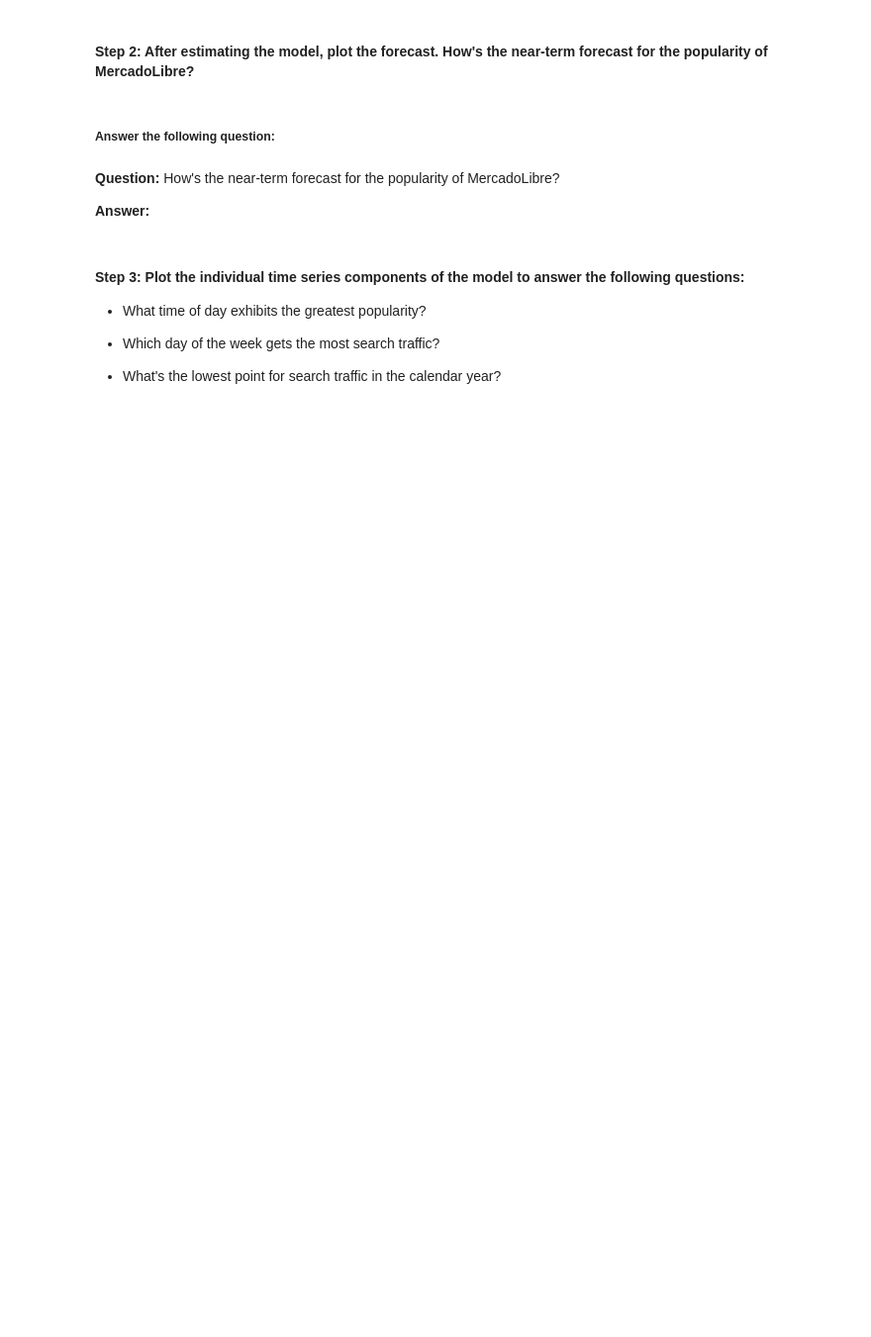
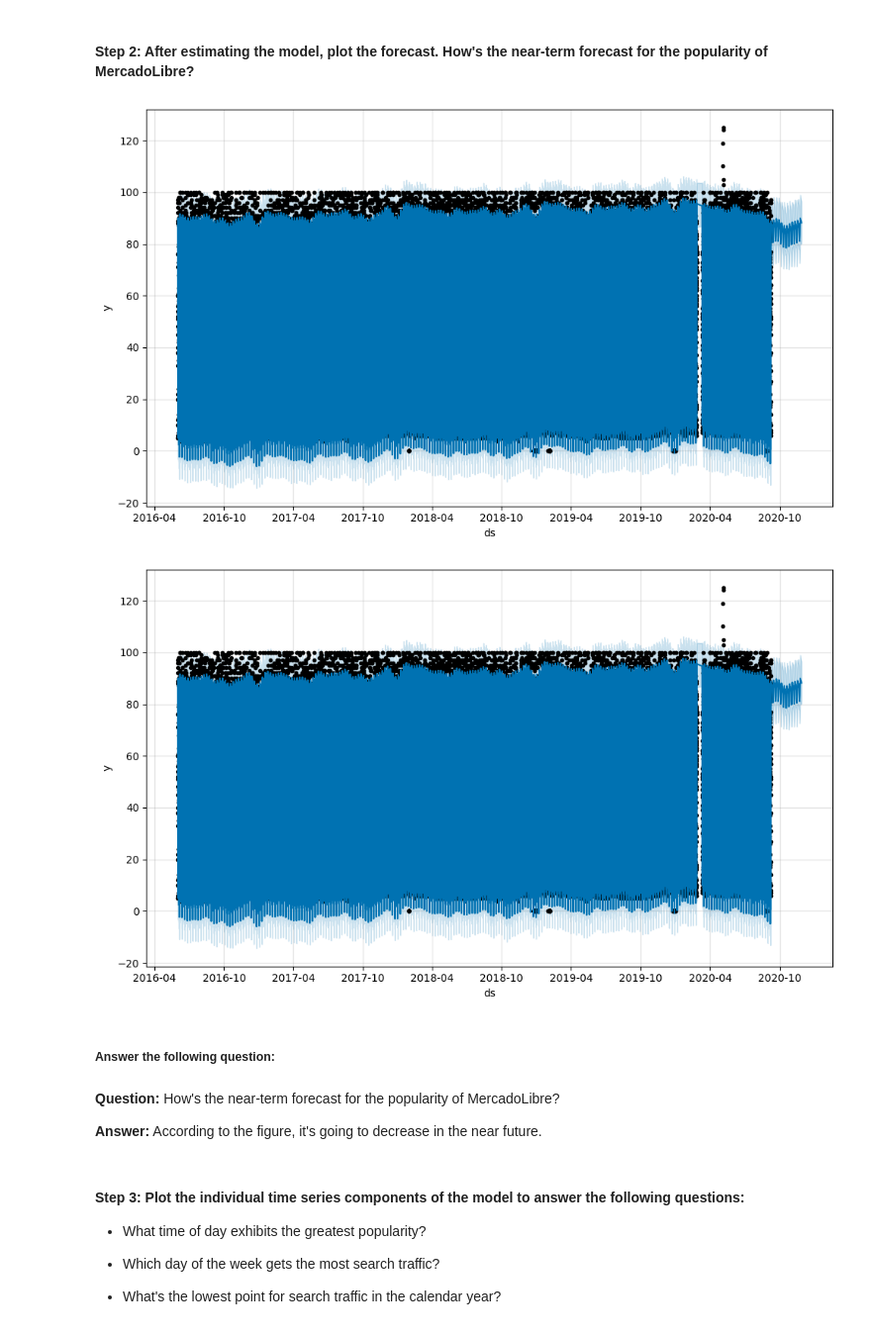
Before and after one commit to ManWithACap/prophet-challenge, a Jupyter notebook: forecasting_net_prophet.ipynb, the cells around one changed output. Shown at 99% size. Drawn from its saved outputs; the diff is of its cells as text; code cells hidden in the pictures; blank space fills up the shorter version.

```diff
--- a/forecasting_net_prophet.ipynb
+++ b/forecasting_net_prophet.ipynb
@@ -421,4 +436,6 @@ Now, you need to produce a time series model that analyzes and forecasts pattern
 # %%
 # Call the Prophet function, store as an object
+p = Prophet()
 # %%
 # Fit the time-series model.
+p.fit(resetDf)
@@ -425,6 +446,7 @@ Now, you need to produce a time series model that analyzes and forecasts pattern
 # %%
 # Create a future dataframe to hold predictions
 # Make the prediction go out as far as 2000 hours (approx 80 days)
-
+future = p.make_future_dataframe(periods=80)
 
 # View the last five rows of the future_mercado_trends DataFrame
+future.tail()
@@ -431,5 +460,6 @@ Now, you need to produce a time series model that analyzes and forecasts pattern
 # %%
 # Make the predictions for the trend data using the future_mercado_trends DataFrame
-
+forecast = p.predict(future)
 
 # Display the first five rows of the forecast_mercado_trends DataFrame
+forecast.head()
@@ -437,12 +475,16 @@ Now, you need to produce a time series model that analyzes and forecasts pattern
 #### Step 2: After estimating the model, plot the forecast. How's the near-term forecast for the popularity of MercadoLibre?
 # %%
 # Plot the Prophet predictions for the Mercado trends data
+p.plot(forecast)
+# %% [output]
+[figure, added]
+[figure, added]
 # %% [markdown]
 ##### Answer the following question:
 # %% [markdown]
 **Question:**  How's the near-term forecast for the popularity of MercadoLibre?
 
-**Answer:**
+**Answer:** According to the figure, it's going to decrease in the near future.
 # %% [markdown]
 #### Step 3: Plot the individual time series components of the model to answer the following questions:
 
```
Also changed, not shown: parts of 10 cells of this notebook.
